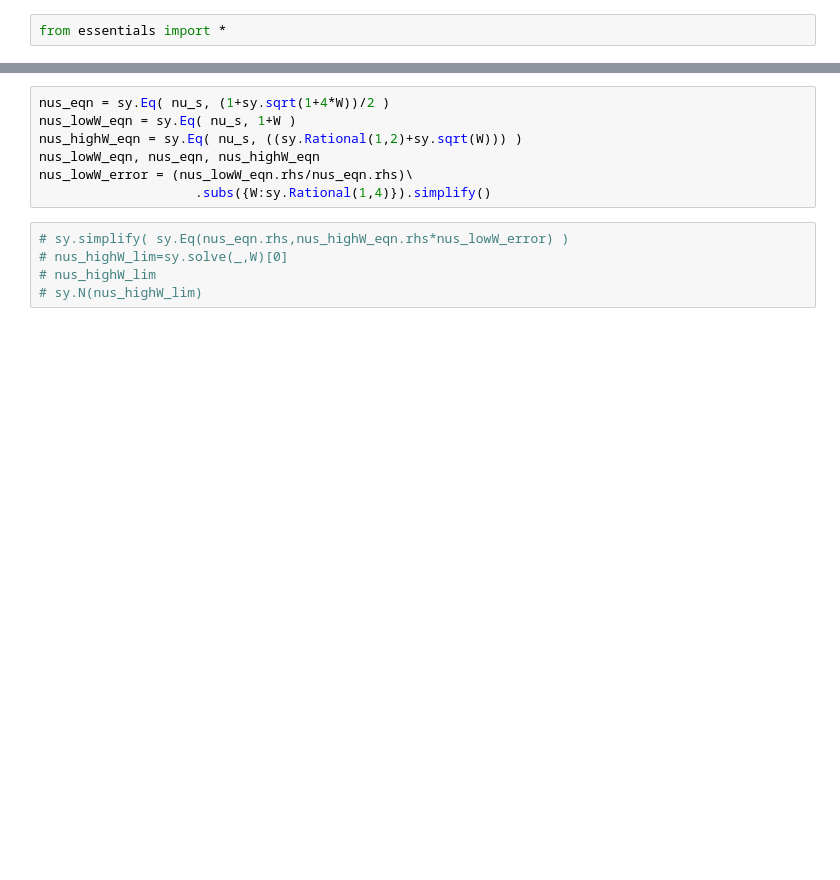
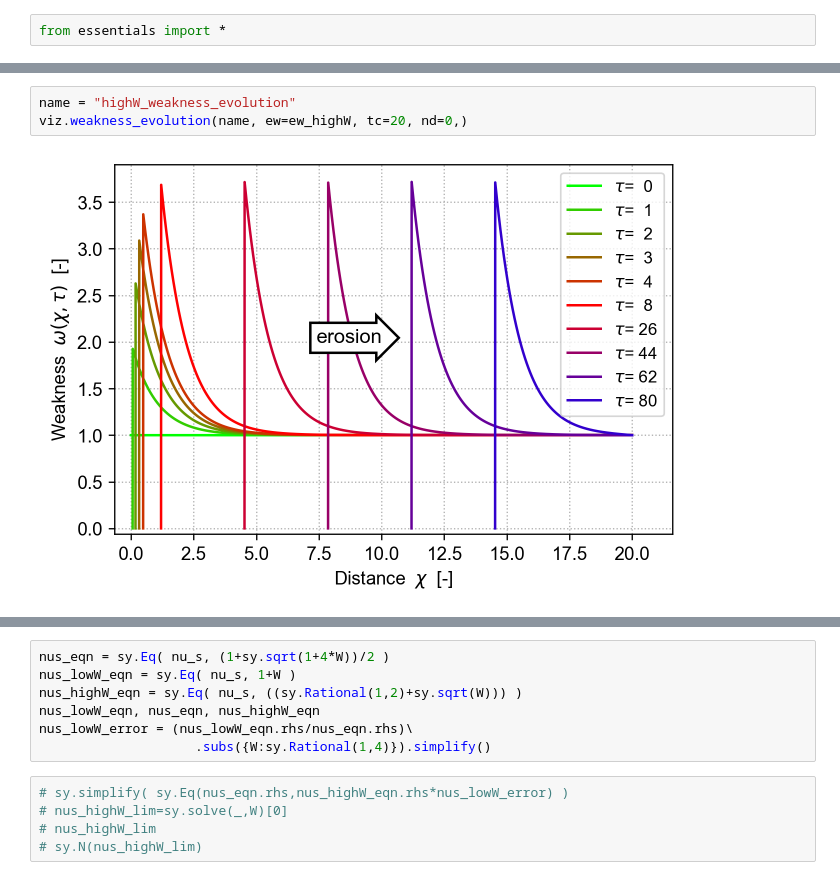
Before and after one commit to cstarkjp/WMBE, a Jupyter notebook: notebooks/Simulation.ipynb, the cells around one changed output, grey strips where cells are left out. Drawn from its saved outputs; the diff is of its cells as text; blank space fills up the shorter version.

```diff
--- a/notebooks/Simulation.ipynb
+++ b/notebooks/Simulation.ipynb
@@ -201,0 +53,5 @@ wmbe.plot.plot_weakness_steadystate_W(fig_weakness_steadystate, wmbe_model,
+# %%
+name = "highW_weakness_evolution"
+viz.weakness_evolution(name, ew=ew_highW, tc=20, nd=0,)
+# %% [output]
+[figure, added]
```
Also changed, not shown: parts of 64 cells of this notebook, 9 other files.
